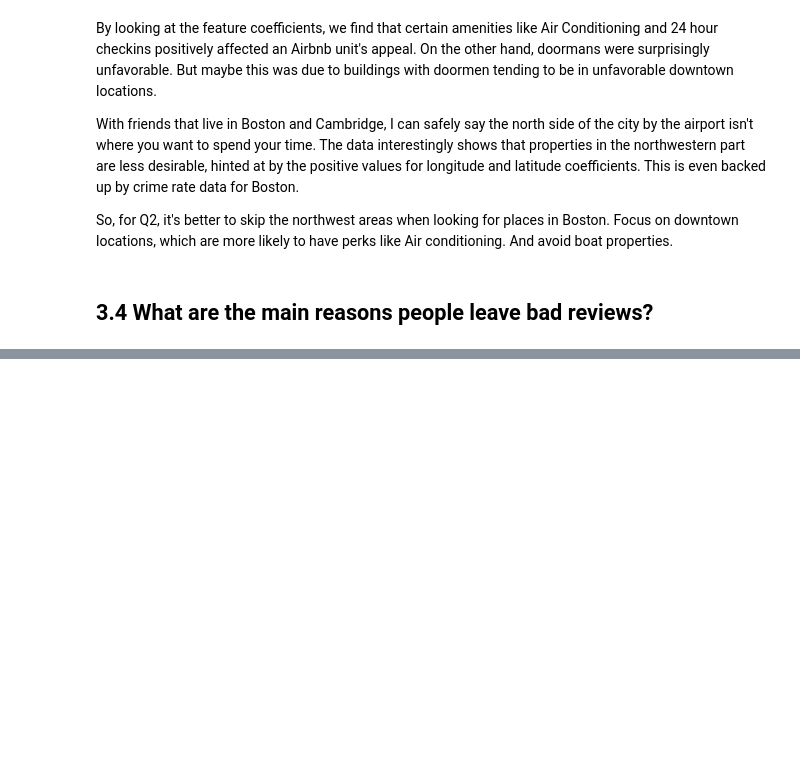
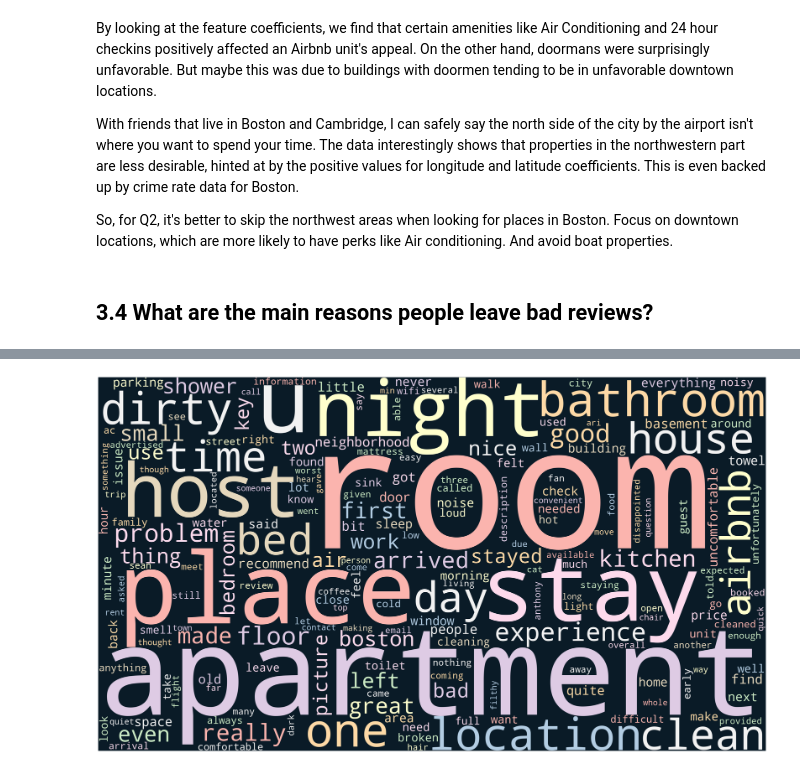
Before and after one commit to tristenwallace/boston_airbnb_CRISP-DM_analysis, a Jupyter notebook: src/models.ipynb, the cells around one changed output, grey strips where cells are left out. Cells and saved outputs as stored; diff of their text form; code cells hidden in the pictures; blank space fills up the shorter version.

```diff
--- a/src/models.ipynb
+++ b/src/models.ipynb
@@ -186,0 +193,25 @@ df_scores.iloc[521]['comments']
+# %%
+# Clean comments
+clean_all_comments = df_scores.copy()
+clean_all_comments.comments = clean_all_comments.comments.apply(func.clean_string)
+# %%
+# Get negative reviews w/ stop words removed
+neg_comments = clean_all_comments.query('compound < -.15').query('negativity > positivity')['comments']
+# %%
+### Plot wordcloud
+# join str lists from clean_neg_comments
+cloud_text = " ".join(s for s in neg_comments.apply(lambda x: ' '.join(x)))
+
+# Generate word cloud with a light background
+wordcloud = WordCloud(width= 3125, height = 1750, random_state=1, background_color='#0A1B27', colormap='Pastel1', collocations=False, stopwords = STOPWORDS).generate(cloud_text)
+
+# Set figure size
+plt.figure(figsize=(40, 30))
+
+# Display image
+plt.imshow(wordcloud)
+
+# No axis details
+plt.axis("off");
+# %% [output]
+[figure, added]
```
Also changed, not shown: parts of 9 cells of this notebook, 1 other file.
